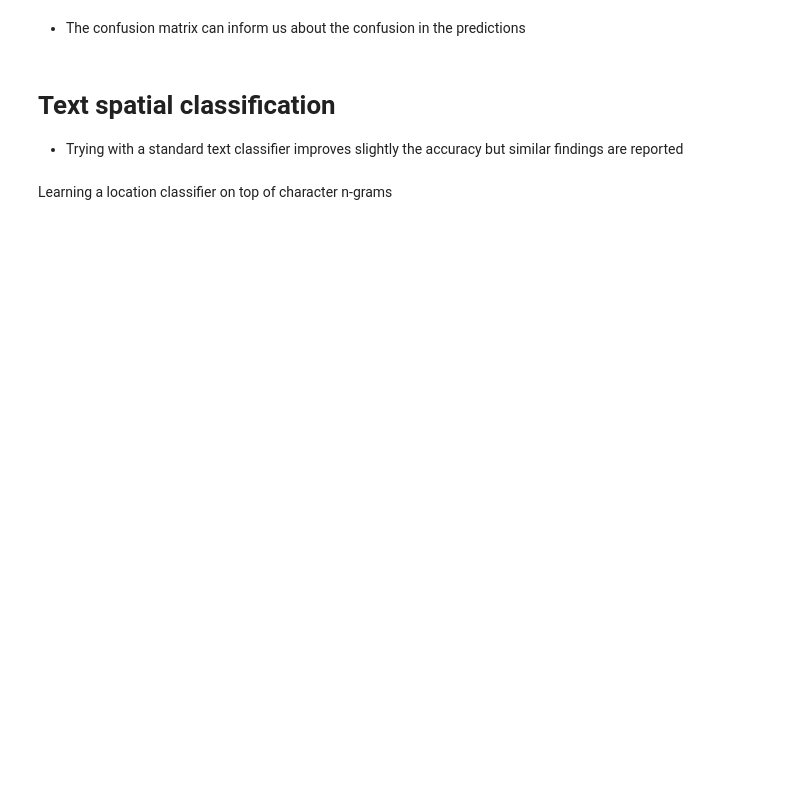
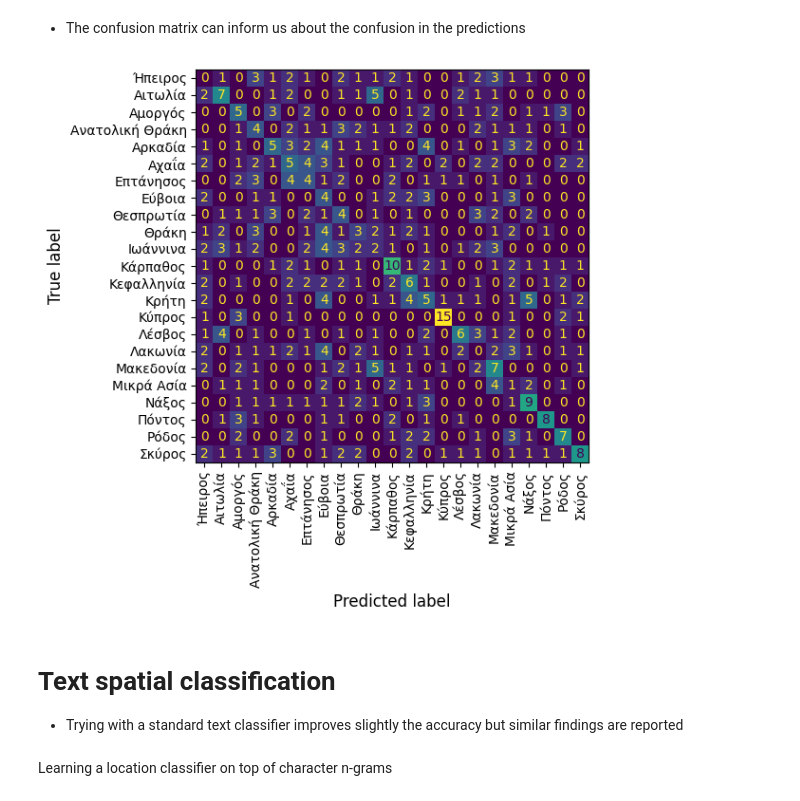
Before and after one commit to ipavlopoulos/greek-proverb-atlas, a Jupyter notebook: spatial_analysis.ipynb, the cells around one changed output. Cells and saved outputs as stored; diff of their text form; code cells hidden in the pictures; blank space fills up the shorter version.

```diff
--- a/spatial_analysis.ipynb
+++ b/spatial_analysis.ipynb
@@ -489,11 +546,11 @@ print(classification_report(test.area.values, predictions, zero_division=0))
 # %% [markdown]
 * The confusion matrix can inform us about the confusion in the predictions
 # %%
-plt.rcParams["figure.figsize"] = (8,8)
-plt.rcParams["axes.labelsize"] = 12
+plt.rcParams["figure.figsize"] = (6,6); plt.rcParams["axes.labelsize"] = 12;
 cm = ConfusionMatrixDisplay.from_predictions(test.area.values, predictions, xticks_rotation='vertical', colorbar=False);
-cm.figure_.tight_layout()
-cm.figure_.savefig('authorship_confusion.pdf', format="PDF", dpi=300)
+cm.figure_.tight_layout(); cm.figure_.savefig('authorship_confusion.pdf', format="PDF", dpi=300)
+# %% [output]
+[figure, added]
 # %% [markdown]
 # Text spatial classification
 * Trying with a standard text classifier improves slightly the accuracy but similar findings are reported
```
Also changed, not shown: parts of 62 cells of this notebook.
